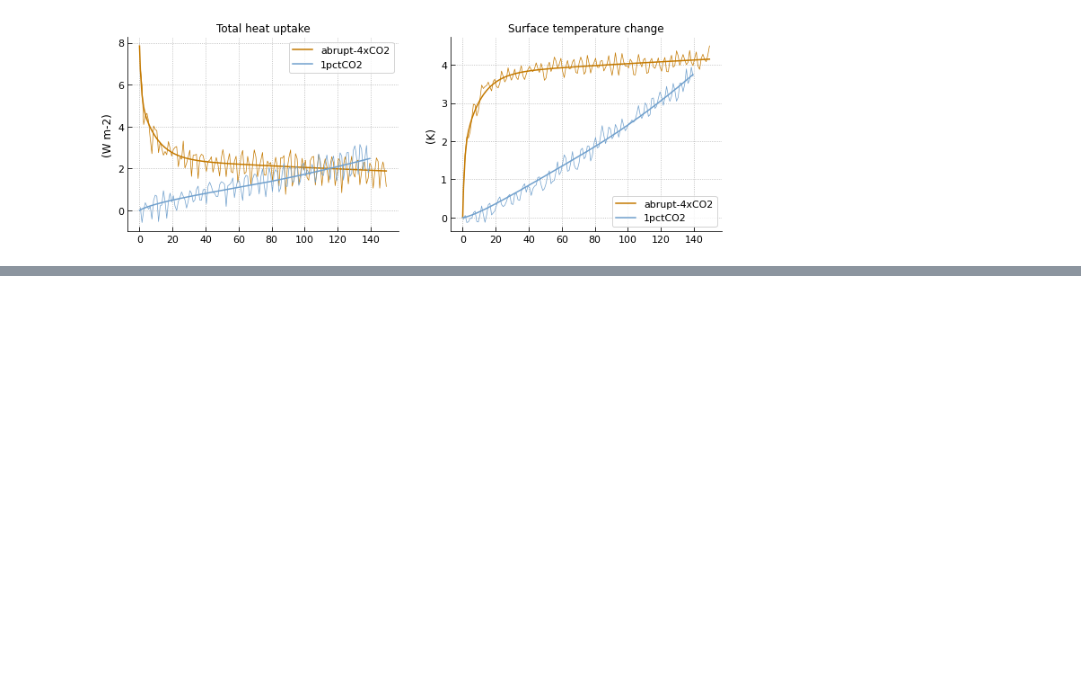
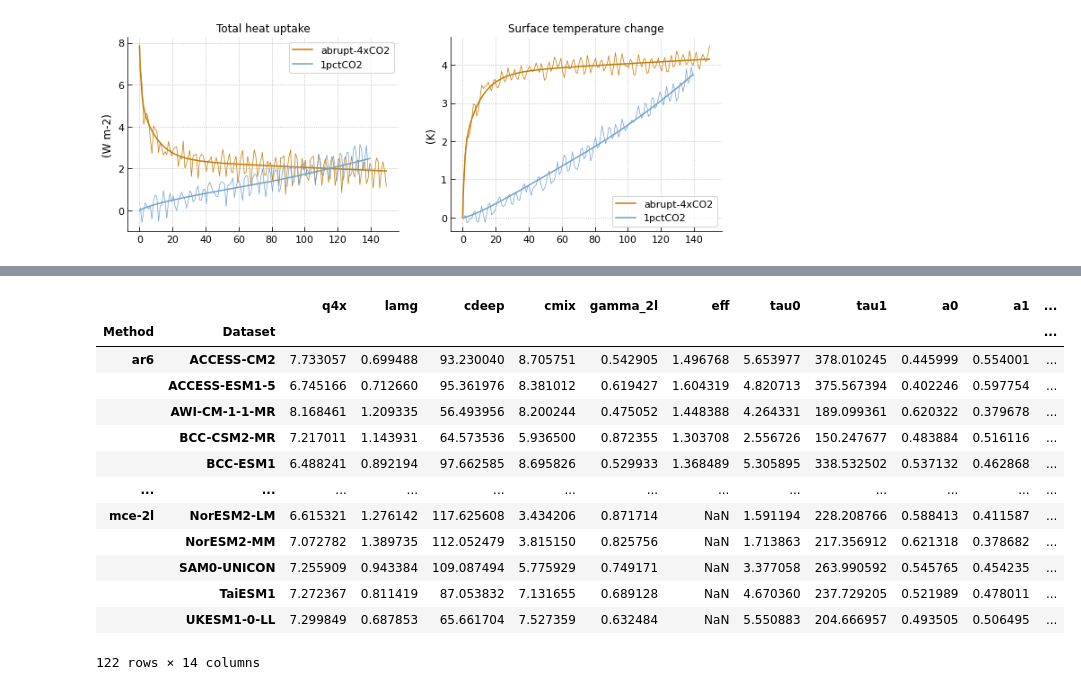
Before and after one commit to tsutsui1872/mce, a Jupyter notebook: notebook/calib_climate.ipynb, the cells around one changed output, grey strips where cells are left out. Cells and saved outputs as stored; diff of their text form; code cells hidden in the pictures; blank space fills up the shorter version.

Commit message:
incorporates existing calibration results

```diff
--- a/notebook/calib_climate.ipynb
+++ b/notebook/calib_climate.ipynb
@@ -303,0 +320,19 @@ for ax, var_id in zip(myplt(), variable_order):
+# %%
+# https://github.com/tsutsui1872/ar6-tlm
+df = pd.read_csv('../ar6-tlm/dataout/parms_calib.csv', index_col=[0, 1])
+df
+# %% [output]
+|  |  | q4x | lamg | cdeep | cmix | gamma_2l | eff | tau0 | tau1 | a0 | a1 | ... |
+| Method | Dataset |  |  |  |  |  |  |  |  |  |  | ... |
+| ar6 | ACCESS-CM2 | 7.733057 | 0.699488 | 93.230040 | 8.705751 | 0.542905 | 1.496768 | 5.653977 | 378.010245 | 0.445999 | 0.554001 | ... |
+|  | ACCESS-ESM1-5 | 6.745166 | 0.712660 | 95.361976 | 8.381012 | 0.619427 | 1.604319 | 4.820713 | 375.567394 | 0.402246 | 0.597754 | ... |
+|  | AWI-CM-1-1-MR | 8.168461 | 1.209335 | 56.493956 | 8.200244 | 0.475052 | 1.448388 | 4.264331 | 189.099361 | 0.620322 | 0.379678 | ... |
+|  | BCC-CSM2-MR | 7.217011 | 1.143931 | 64.573536 | 5.936500 | 0.872355 | 1.303708 | 2.556726 | 150.247677 | 0.483884 | 0.516116 | ... |
+|  | BCC-ESM1 | 6.488241 | 0.892194 | 97.662585 | 8.695826 | 0.529933 | 1.368489 | 5.305895 | 338.532502 | 0.537132 | 0.462868 | ... |
+| ... | ... | ... | ... | ... | ... | ... | ... | ... | ... | ... | ... | ... |
+| mce-2l | NorESM2-LM | 6.615321 | 1.276142 | 117.625608 | 3.434206 | 0.871714 | NaN | 1.591194 | 228.208766 | 0.588413 | 0.411587 | ... |
+|  | NorESM2-MM | 7.072782 | 1.389735 | 112.052479 | 3.815150 | 0.825756 | NaN | 1.713863 | 217.356912 | 0.621318 | 0.378682 | ... |
+|  | SAM0-UNICON | 7.255909 | 0.943384 | 109.087494 | 5.775929 | 0.749171 | NaN | 3.377058 | 263.990592 | 0.545765 | 0.454235 | ... |
+|  | TaiESM1 | 7.272367 | 0.811419 | 87.053832 | 7.131655 | 0.689128 | NaN | 4.670360 | 237.729205 | 0.521989 | 0.478011 | ... |
+|  | UKESM1-0-LL | 7.299849 | 0.687853 | 65.661704 | 7.527359 | 0.632484 | NaN | 5.550883 | 204.666957 | 0.493505 | 0.506495 | ... |
+122 rows × 14 columns
```
Also changed, not shown: parts of 13 cells of this notebook.
